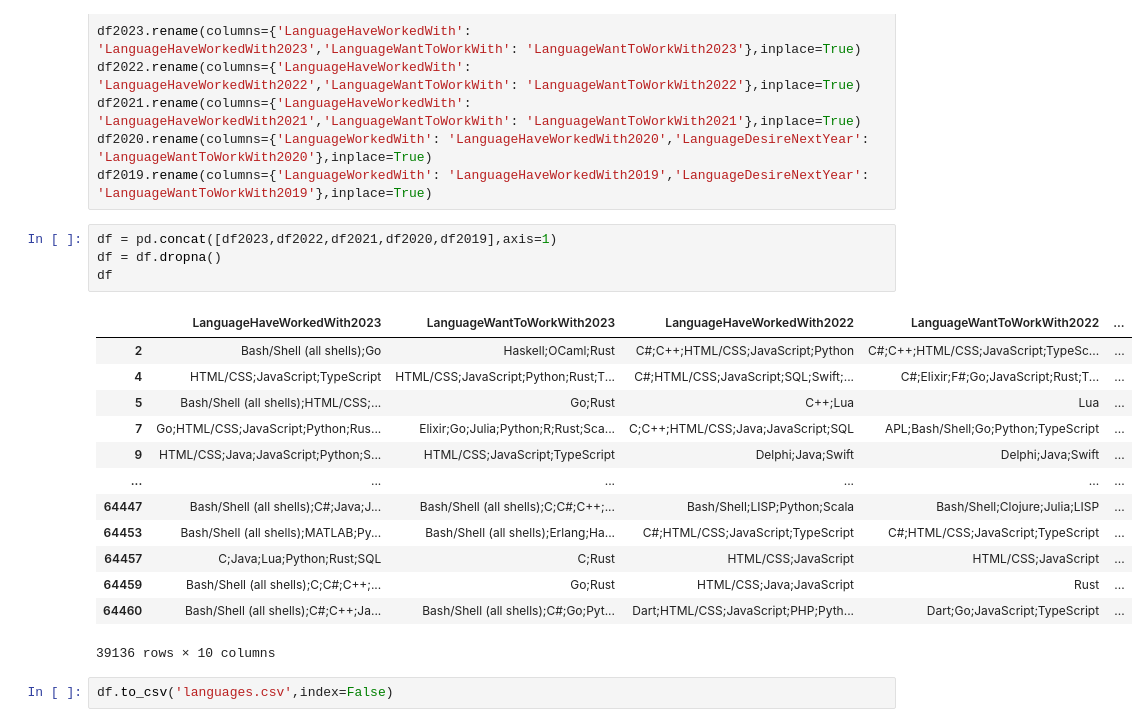
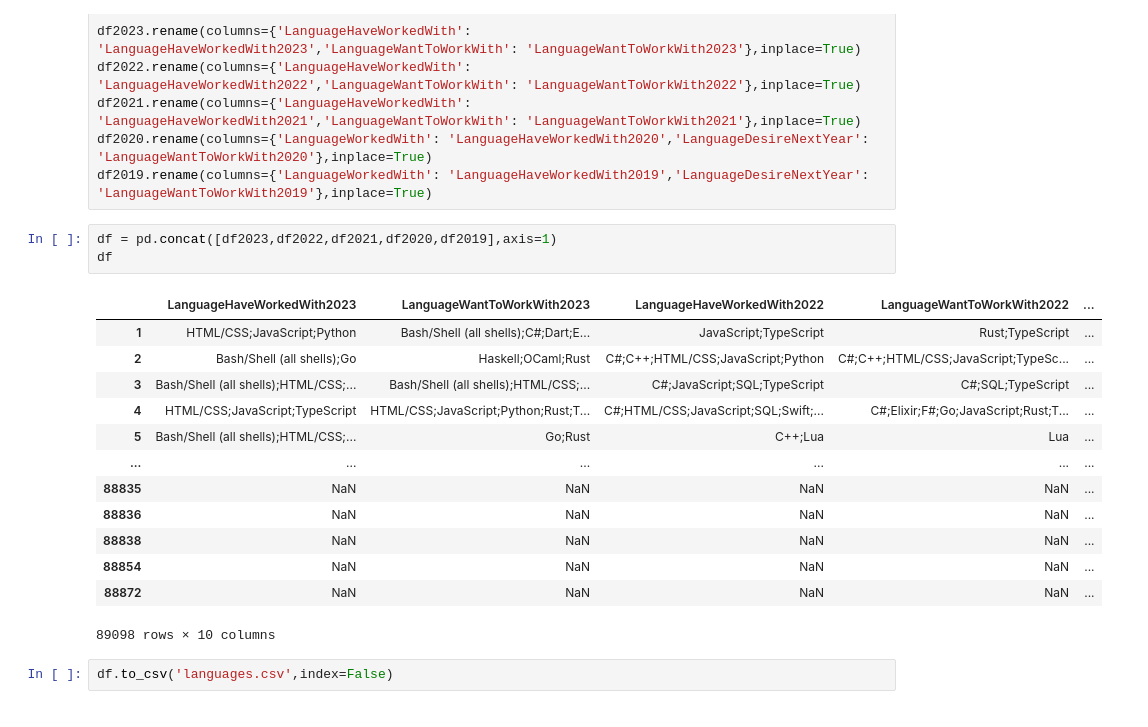
Before and after one commit to lLeonerde/Stackoverflow-survey, a Jupyter notebook: compact.ipynb, the cells around one changed output. Saved outputs shown, nothing was run; the diff lists cells and outputs as text.

```diff
--- a/compact.ipynb
+++ b/compact.ipynb
@@ -19,21 +19,20 @@ df2020.rename(columns={'LanguageWorkedWith': 'LanguageHaveWorkedWith2020','Langu
 df2019.rename(columns={'LanguageWorkedWith': 'LanguageHaveWorkedWith2019','LanguageDesireNextYear': 'LanguageWantToWorkWith2019'},inplace=True)
 # %%
 df = pd.concat([df2023,df2022,df2021,df2020,df2019],axis=1)
-df = df.dropna()
 df
 # %% [output]
 |  | LanguageHaveWorkedWith2023 | LanguageWantToWorkWith2023 | LanguageHaveWorkedWith2022 | LanguageWantToWorkWith2022 | ... |
+| 1 | HTML/CSS;JavaScript;Python | Bash/Shell (all shells);C#;Dart;E... | JavaScript;TypeScript | Rust;TypeScript | ... |
 | 2 | Bash/Shell (all shells);Go | Haskell;OCaml;Rust | C#;C++;HTML/CSS;JavaScript;Python | C#;C++;HTML/CSS;JavaScript;TypeSc... | ... |
+| 3 | Bash/Shell (all shells);HTML/CSS;... | Bash/Shell (all shells);HTML/CSS;... | C#;JavaScript;SQL;TypeScript | C#;SQL;TypeScript | ... |
 | 4 | HTML/CSS;JavaScript;TypeScript | HTML/CSS;JavaScript;Python;Rust;T... | C#;HTML/CSS;JavaScript;SQL;Swift;... | C#;Elixir;F#;Go;JavaScript;Rust;T... | ... |
 | 5 | Bash/Shell (all shells);HTML/CSS;... | Go;Rust | C++;Lua | Lua | ... |
-| 7 | Go;HTML/CSS;JavaScript;Python;Rus... | Elixir;Go;Julia;Python;R;Rust;Sca... | C;C++;HTML/CSS;Java;JavaScript;SQL | APL;Bash/Shell;Go;Python;TypeScript | ... |
-| 9 | HTML/CSS;Java;JavaScript;Python;S... | HTML/CSS;JavaScript;TypeScript | Delphi;Java;Swift | Delphi;Java;Swift | ... |
 | ... | ... | ... | ... | ... | ... |
-| 64447 | Bash/Shell (all shells);C#;Java;J... | Bash/Shell (all shells);C;C#;C++;... | Bash/Shell;LISP;Python;Scala | Bash/Shell;Clojure;Julia;LISP | ... |
-| 64453 | Bash/Shell (all shells);MATLAB;Py... | Bash/Shell (all shells);Erlang;Ha... | C#;HTML/CSS;JavaScript;TypeScript | C#;HTML/CSS;JavaScript;TypeScript | ... |
-| 64457 | C;Java;Lua;Python;Rust;SQL | C;Rust | HTML/CSS;JavaScript | HTML/CSS;JavaScript | ... |
-| 64459 | Bash/Shell (all shells);C;C#;C++;... | Go;Rust | HTML/CSS;Java;JavaScript | Rust | ... |
-| 64460 | Bash/Shell (all shells);C#;C++;Ja... | Bash/Shell (all shells);C#;Go;Pyt... | Dart;HTML/CSS;JavaScript;PHP;Pyth... | Dart;Go;JavaScript;TypeScript | ... |
+| 88835 | NaN | NaN | NaN | NaN | ... |
+| 88836 | NaN | NaN | NaN | NaN | ... |
+| 88838 | NaN | NaN | NaN | NaN | ... |
+| 88854 | NaN | NaN | NaN | NaN | ... |
+| 88872 | NaN | NaN | NaN | NaN | ... |
-39136 rows × 10 columns
+89098 rows × 10 columns
 # %%
 df.to_csv('languages.csv',index=False)
```
Also changed, not shown: parts of 1 cell of this notebook, 4 other files.
